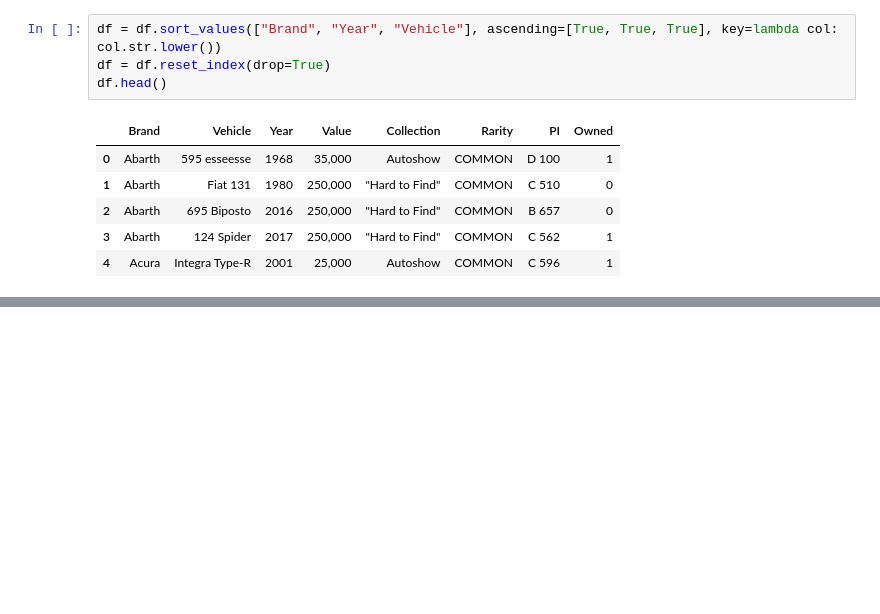
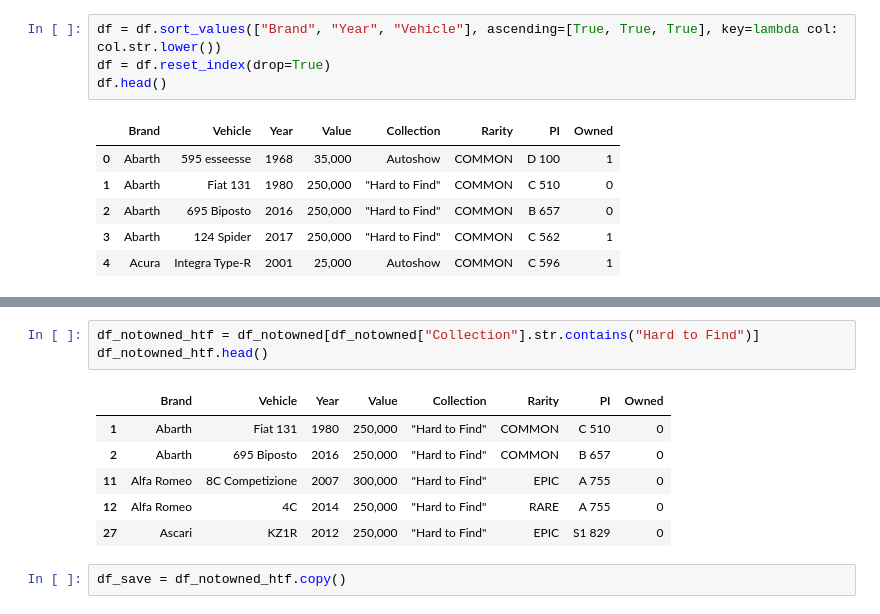
Before and after one commit to iaspidem/fh-cars-list, a Jupyter notebook: fh5-read.ipynb, the cells around one changed output, grey strips where cells are left out. Saved outputs shown, nothing was run; the diff lists cells and outputs as text; blank space fills up the shorter version.

```diff
--- a/fh5-read.ipynb
+++ b/fh5-read.ipynb
@@ -66,0 +77,12 @@ df.head()
+# %%
+df_notowned_htf = df_notowned[df_notowned["Collection"].str.contains("Hard to Find")]
+df_notowned_htf.head()
+# %% [output]
+|  | Brand | Vehicle | Year | Value | Collection | Rarity | PI | Owned |
+| 1 | Abarth | Fiat 131 | 1980 | 250,000 | "Hard to Find" | COMMON | C 510 | 0 |
+| 2 | Abarth | 695 Biposto | 2016 | 250,000 | "Hard to Find" | COMMON | B 657 | 0 |
+| 11 | Alfa Romeo | 8C Competizione | 2007 | 300,000 | "Hard to Find" | EPIC | A 755 | 0 |
+| 12 | Alfa Romeo | 4C | 2014 | 250,000 | "Hard to Find" | RARE | A 755 | 0 |
+| 27 | Ascari | KZ1R | 2012 | 250,000 | "Hard to Find" | EPIC | S1 829 | 0 |
+# %%
+df_save = df_notowned_htf.copy()
```
Also changed, not shown: parts of 3 cells of this notebook.
